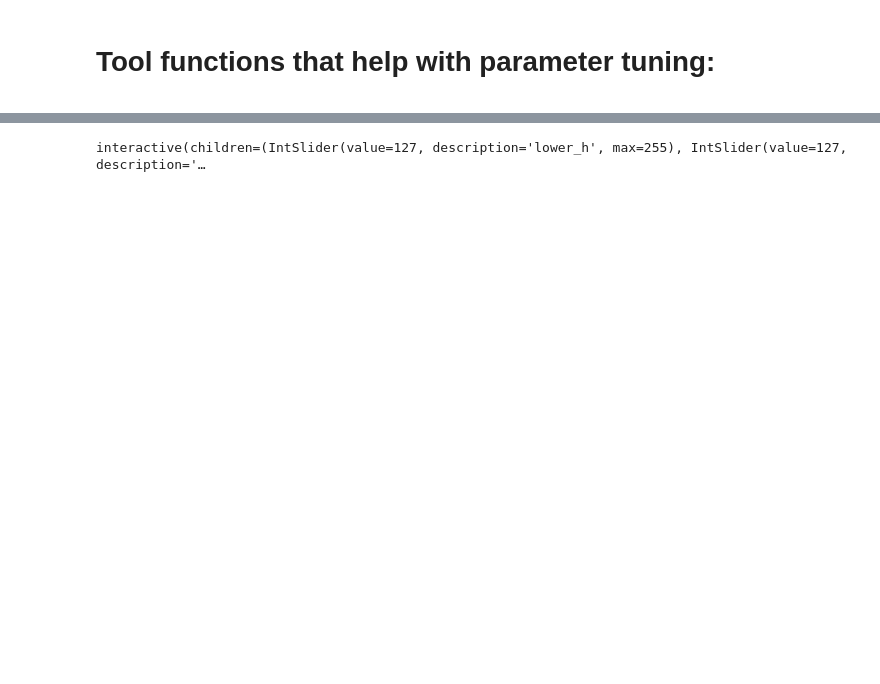
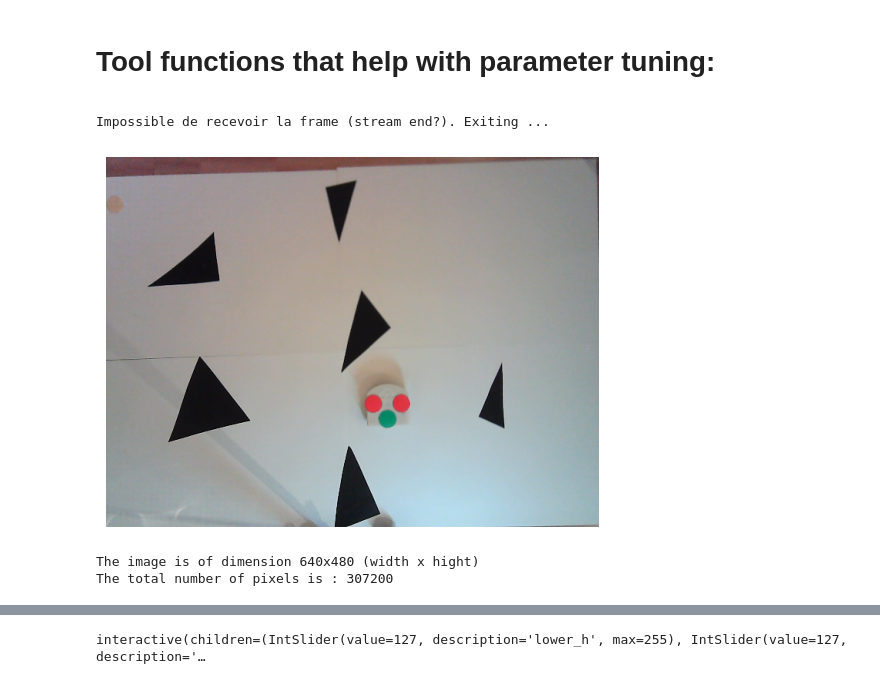
Before and after one commit to DidierNe/Mobile_Robotic_Thymio, a Jupyter notebook: Projet_Thymio.ipynb, the cells around one changed output, grey strips where cells are left out. Cells and saved outputs as stored; diff of their text form; code cells hidden in the pictures; blank space fills up the shorter version.

```diff
--- a/Projet_Thymio.ipynb
+++ b/Projet_Thymio.ipynb
@@ -176,3 +432,32 @@ plt.show()
 # %% [markdown]
 # Tool functions that help with parameter tuning:
 <a id="Vision-subsection-2"></a>
+# %%
+
+
+# Initialiser la capture vidéo
+# '0' est généralement pour la webcam intégrée. Utilisez '1' ou d'autres numéros pour d'autres caméras.
+video_capture = cv2.VideoCapture(1)
+
+# Boucle pour la capture vidéo en continu
+while True:
+    # Capture frame par frame
+    ret, frame = video_capture.read()
+
+    # Si frame est lu correctement ret est True
+    if not ret:
+        print("Impossible de recevoir la frame (stream end?). Exiting ...")
+        break
+
+    # Afficher le frame capturé
+    cv2.imshow('Video Stream', frame)
+
+    # Rompre la boucle si 'q' est pressé
+    if cv2.waitKey(1) & 0xFF == ord('q'):
+        break
+
+# Lorsque tout est terminé, libérer la capture
+video_capture.release()
+cv2.destroyAllWindows()
+# %% [output]
+Impossible de recevoir la frame (stream end?). Exiting ...
@@ -179,3 +499,31 @@ plt.show()
+# %%
+
+
+# Vérification si la frame a été capturée avec succès
+if ret:
+    # Conversion de l'image en RGB pour l'affichage avec Matplotlib
+    frame_rgb = cv2.cvtColor(frame, cv2.COLOR_BGR2RGB)
+
+    # Affichage de l'image
+    plt.imshow(frame_rgb)
+    plt.axis('off')
+    plt.show()
+else:
+    print("Erreur lors de la capture de l'image.")
+# %% [output]
+[figure, added]
+# %%
+# Obtenir les dimensions de l'image
+h, w = frame_rgb.shape[:2]
+
+# Calculer le nombre total de pixels
+total_pixels = h * w
+
+print(f"The image is of dimension {w}x{h} (width x hight)")
+print(f"The total number of pixels is : {total_pixels}")
+# %% [output]
+The image is of dimension 640x480 (width x hight)
+The total number of pixels is : 307200
 # %%
 import cv2
 import numpy as np
```
Also changed, not shown: parts of 21 cells of this notebook, 1 other file.
